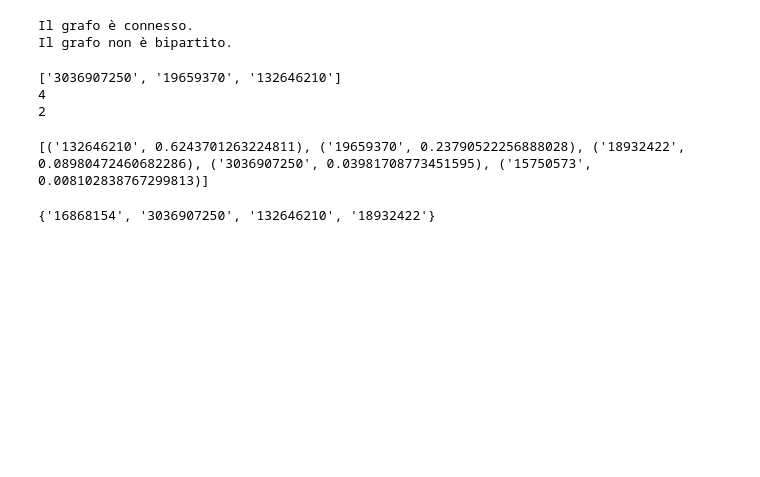
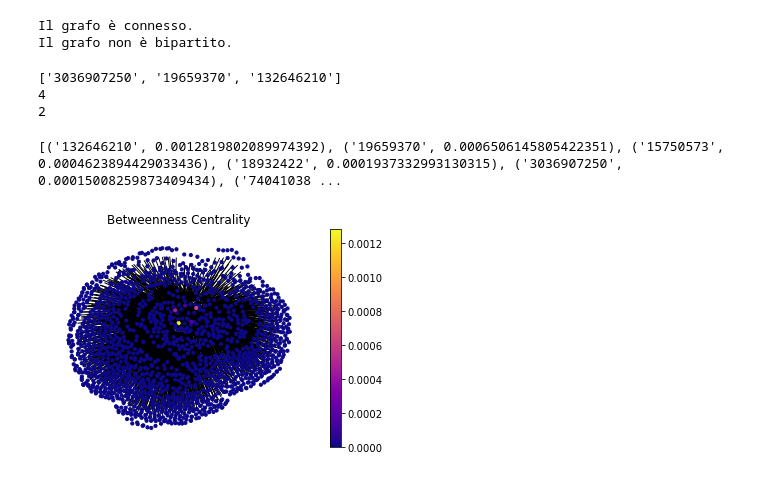
Before and after one commit to frarzo/SocialComputing2020, a Jupyter notebook: SC_progetto.ipynb, the cells around one changed output. Cells and saved outputs as stored; diff of their text form; code cells hidden in the pictures; blank space fills up the shorter version.

```diff
--- a/SC_progetto.ipynb
+++ b/SC_progetto.ipynb
@@ -247,12 +238,8 @@ KeyboardInterrupt:
 # %%
 #5.2 Creazione del grafo
-from random import randint
 twitter_graph = nx.DiGraph(team="Loris Parata 144338, Francesco Arzon 142439, Lorenzo Dal Fabbro, Matteo Galvan")
-
-
 #Aggiunta dei nodi al grafo
 nodes_of_graph=read_json("data_ids/nodes_of_twitter_graph.json")
-
 
 for ids, node in nodes_of_graph.items():
     if ids in ["18932422", "132646210", "15750573", "19659370", "3036907250"]:
@@ -263,7 +250,6 @@ for ids, node in nodes_of_graph.items():
                                id= ids,
                                title= node["name"],
                                color =color,
-                               mass= randint(0,1)/10,
                                physics=False,#rende la visualizzazone del grafo più leggera
                                name=node['name'],
                                screen_name=node['screen_name'],
@@ -278,12 +264,11 @@ main_edges=read_json("data_ids/edges_of_twitter_graph.json")
 for edge in main_edges:
     if edge['type'] == 'follows':
         if twitter_graph.has_node(str(edge['source'])):
-            twitter_graph.add_edge(str(edge['source']),str(edge['target']),color="#ffffff")
+            twitter_graph.add_edge(str(edge['source']),str(edge['target']),color="#FFE502", physics=False)
         else:
             print("Relazione relativa ad un nodo non presente nel grafo")
-
-print(twitter_graph.number_of_nodes())
-print(twitter_graph.number_of_edges())
+print("Grafo creato!")
+nx.write_gpickle(twitter_graph,"twitter_graph.pkl")
 # %% [output]
 Data read from path: data_ids/nodes_of_twitter_graph.json
 Data read from path: data_ids/edges_of_twitter_graph.json
@@ -313,6 +294,16 @@ def disegna_grafo(grafo, filename):
     nt.show(filename+".html")
 
 disegna_grafo(twitter_graph,"twitter_graph")
+# %%
+def draw(G,pos,measures,measure_name):
+    nodes = nx.draw_networkx_nodes(G,pos,node_size=10,cmap=plt.cm.plasma,
+                                 node_color = list(measures.values()),
+                                 nodelist = measures.keys())
+    edges= nx.draw_networkx_edges(G,pos)
+    plt.title(measure_name)
+    plt.colorbar(nodes)
+    plt.axis('off')
+    plt.show()
 # %%
 #Rimozione dei nodi sconnessi per ottenere un sotto grafo connesso
 print("Numero nodi del grafo completo")
@@ -389,38 +380,3 @@ print(raggio)
 ['3036907250', '19659370', '132646210']
 4
 2
-# %%
-#9 Misure di centralità sul grafo completo
-#btw_centrality = nx.betweenness_centrality(twitter_graph)
-#btw_centrality=sorted(btw_centrality.items(),key=lambda x:x[1],reverse=True)
-#print(btw_centrality)
-#print("")
-#cls_centrality = nx.closeness_centrality(twitter_graph)
-#cls_centrality = sorted(cls_centrality.items(),key=lambda x:x[1],reverse=True)
-#print(cls_centrality)
-#print("")
-#dg_centrality = nx.degree_centrality(twitter_graph)
-#dg_centrality=sorted(dg_centrality.items(),key=lambda x:x[1],reverse=True)
-#print(dg_centrality)
-#print("")
-#in_centrality= nx.in_degree_centrality(twitter_graph)
-#in_centrality=sorted(in_centrality.items(),key=lambda x:x[1],reverse=True)
-#print(in_centrality)
-#print("")
-#out_centrality= nx.out_degree_centrality(twitter_graph)
-#out_centrality=sorted(out_centrality.items(),key=lambda x:x[1],reverse=True)
-#print(out_centrality)
-
-#pagerank= nx.pagerank(twitter_graph)
-#pagerank=sorted(pagerank.items(),key=lambda x:x[1],reverse=True)
-#print(pagerank[:5])
-#print("")
-hits= nx.hits(twitter_graph)
-#hits_hubs=hits[0]
-#hits_hub= sorted(hits_hubs.items(),key=lambda x:x[1],reverse=True)
-#print(hits_hub[:5])
-hits_authorities=hits[1]
-hits_authorities=sorted(hits_authorities.items(),key=lambda x:x[1],reverse=True)
-print(hits_authorities[:5])
-# %% [output]
-[('132646210', 0.6243701263224811), ('19659370', 0.23790522256888028), ('18932422', 0.08980472460682286), ('3036907250', 0.03981708773451595), ('15750573', 0.008102838767299813)]
@@ -461,7 +383,9 @@ print(hits_authorities[:5])
-# %%
-#Sottografo del nodo KevinRoitero
-sub_graph_KevinRoitero = nx.ego_graph(twitter_graph.reverse(), "3036907250")
-disegna_grafo(sub_graph_KevinRoitero,"sub_kevin_graph")
-print(clique.max_clique(sub_graph_KevinRoitero))
-# %% [output]
-{'16868154', '3036907250', '132646210', '18932422'}
+# %%
+#9 Misure di centralità sul grafo completo
+btw_centrality = nx.betweenness_centrality(sub_twitter_graph)
+btw_centrality_sorted=sorted(btw_centrality.items(),key=lambda x:x[1],reverse=True)
+print(btw_centrality_sorted[:6])
+draw(sub_twitter_graph,nx.spring_layout(sub_twitter_graph),btw_centrality,'Betweenness Centrality')
+# %% [output]
+[('132646210', 0.0012819802089974392), ('19659370', 0.0006506145805422351), ('15750573', 0.0004623894429033436), ('18932422', 0.0001937332993130315), ('3036907250', 0.00015008259873409434), ('74041038 ...
+[figure, added]
```
Also changed, not shown: parts of 17 cells of this notebook, 35 other files.
